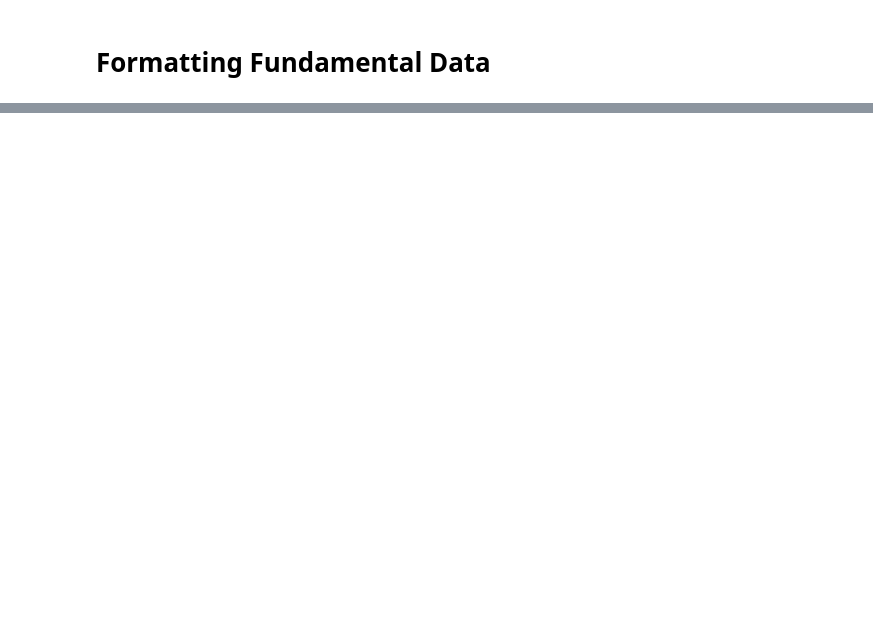
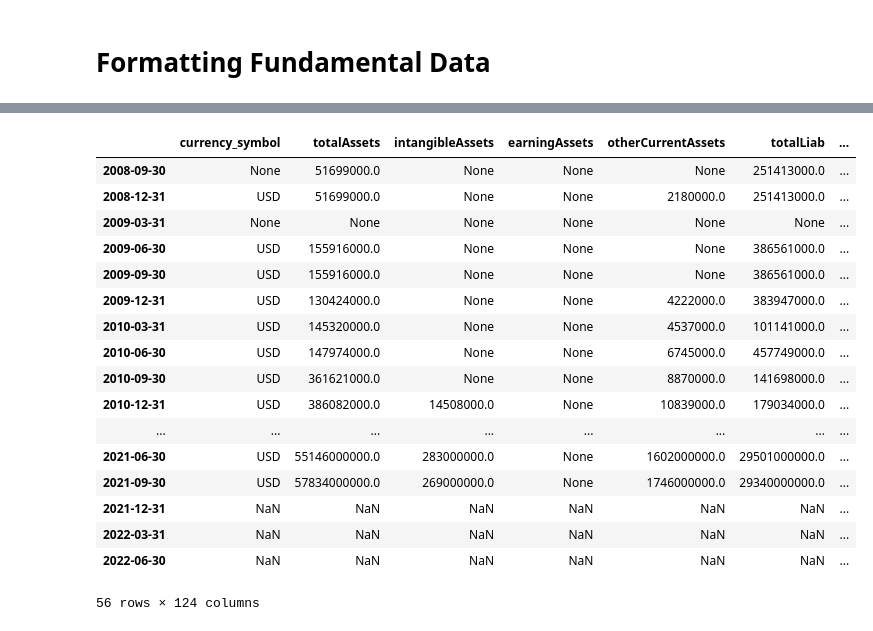
Before and after one commit to marcosan93/Medium-Misc-Tutorials, a Jupyter notebook: Analyze-Fundamental-Data.ipynb, the cells around one changed output, grey strips where cells are left out. Saved outputs shown, nothing was run; the diff lists cells and outputs as text; code cells hidden in the pictures; blank space fills up the shorter version.

```diff
--- a/Analyze-Fundamental-Data.ipynb
+++ b/Analyze-Fundamental-Data.ipynb
@@ -121,0 +137,47 @@ df
+# %%
+def getMultipleFunds(tickers, api_token):
+    """
+    Gets fundamental data from multiple stock tickers given as a list. Returns
+    a large dataframe containing the concatenated information for all the given
+    tickers.
+    """
+
+    # Verifying if the list of tickers is compatible
+    available = client.get_exchange_symbols("US")
+
+    available = set(i['Code'] for i in available)
+
+    tickers = [i for i in tickers if i in available]
+
+    # Iterating through the tickers
+    dfs = {}
+
+    for ticker in tickers:
+
+        dfs[ticker] = formatFundamentals(ticker)
+
+
+    return pd.concat(dfs, axis=0)
+# %%
+df = getMultipleFunds(["AAPL", "TSLA", "MSFT"], api_key)
+# %%
+df.loc['TSLA']
+# %% [output]
+|  | currency_symbol | totalAssets | intangibleAssets | earningAssets | otherCurrentAssets | totalLiab | ... |
+| 2008-09-30 | None | 51699000.0 | None | None | None | 251413000.0 | ... |
+| 2008-12-31 | USD | 51699000.0 | None | None | 2180000.0 | 251413000.0 | ... |
+| 2009-03-31 | None | None | None | None | None | None | ... |
+| 2009-06-30 | USD | 155916000.0 | None | None | None | 386561000.0 | ... |
+| 2009-09-30 | USD | 155916000.0 | None | None | None | 386561000.0 | ... |
+| 2009-12-31 | USD | 130424000.0 | None | None | 4222000.0 | 383947000.0 | ... |
+| 2010-03-31 | USD | 145320000.0 | None | None | 4537000.0 | 101141000.0 | ... |
+| 2010-06-30 | USD | 147974000.0 | None | None | 6745000.0 | 457749000.0 | ... |
+| 2010-09-30 | USD | 361621000.0 | None | None | 8870000.0 | 141698000.0 | ... |
+| 2010-12-31 | USD | 386082000.0 | 14508000.0 | None | 10839000.0 | 179034000.0 | ... |
+| ... | ... | ... | ... | ... | ... | ... | ... |
+| 2021-06-30 | USD | 55146000000.0 | 283000000.0 | None | 1602000000.0 | 29501000000.0 | ... |
+| 2021-09-30 | USD | 57834000000.0 | 269000000.0 | None | 1746000000.0 | 29340000000.0 | ... |
+| 2021-12-31 | NaN | NaN | NaN | NaN | NaN | NaN | ... |
+| 2022-03-31 | NaN | NaN | NaN | NaN | NaN | NaN | ... |
+| 2022-06-30 | NaN | NaN | NaN | NaN | NaN | NaN | ... |
+56 rows × 124 columns
```
Also changed, not shown: parts of 9 cells of this notebook.
